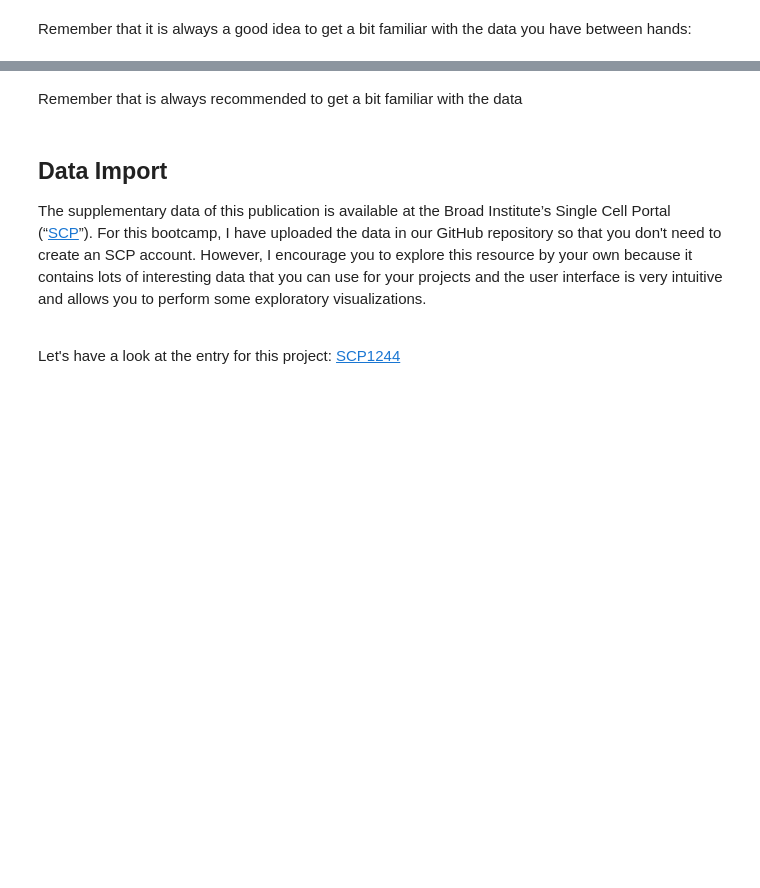
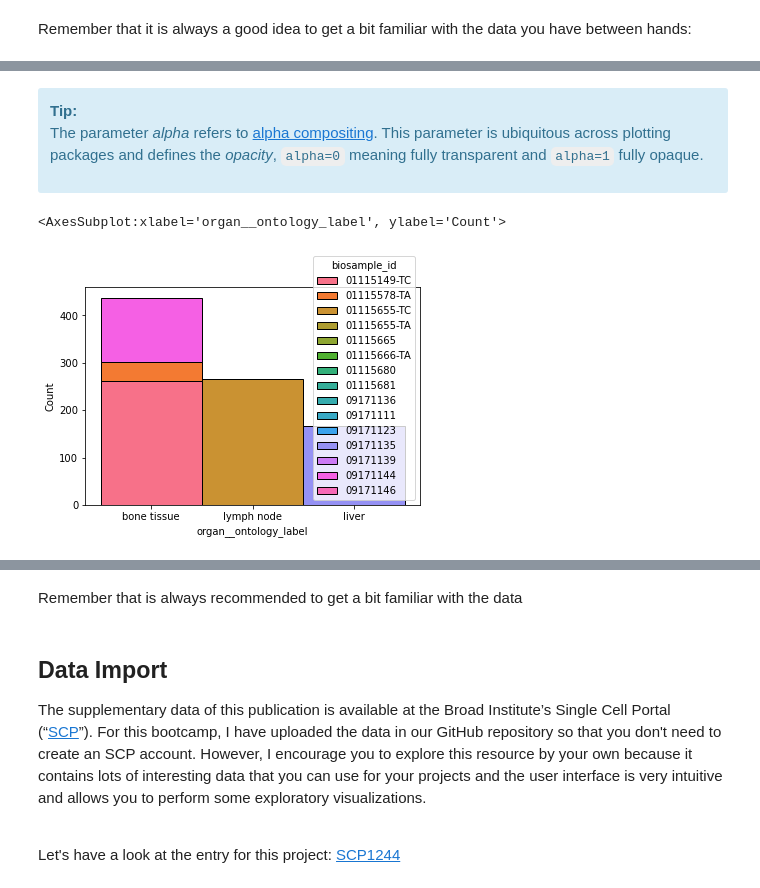
Before and after one commit to sarahroyle/MMRES-python-bootcamp2022, a Jupyter notebook: 06_Seaborn.ipynb, the cells around one changed output, grey strips where cells are left out. Drawn from its saved outputs; the diff is of its cells as text; code cells hidden in the pictures; blank space fills up the shorter version.

```diff
--- a/06_Seaborn.ipynb
+++ b/06_Seaborn.ipynb
@@ -78,0 +153,12 @@ df_metadata.nunique()
+# %% [markdown]
+<div class="alert alert-block alert-info"><b>Tip:</b>
+
+The parameter *alpha* refers to [alpha compositing](https://en.wikipedia.org/wiki/Alpha_compositing). This parameter is ubiquitous across plotting packages and defines the *opacity*, `alpha=0` meaning fully transparent and `alpha=1` fully opaque.
+
+</div>
+# %%
+# ... change to column 'biosample_id' as hue
+sns.histplot(data=df_metadata, x='organ__ontology_label', hue='biosample_id', alpha=1)
+# %% [output]
+<AxesSubplot:xlabel='organ__ontology_label', ylabel='Count'>
+[figure, added]
```
Also changed, not shown: parts of 80 cells of this notebook.
